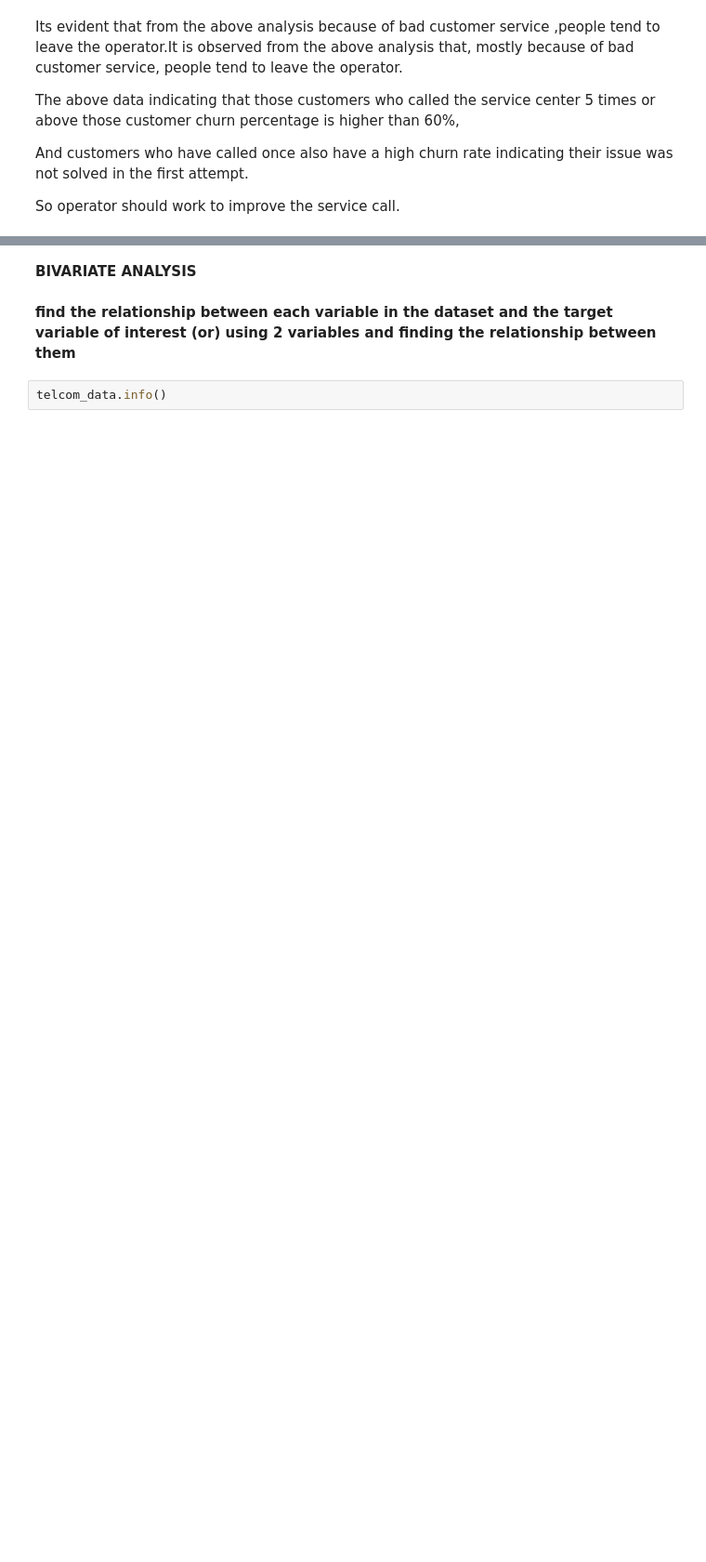
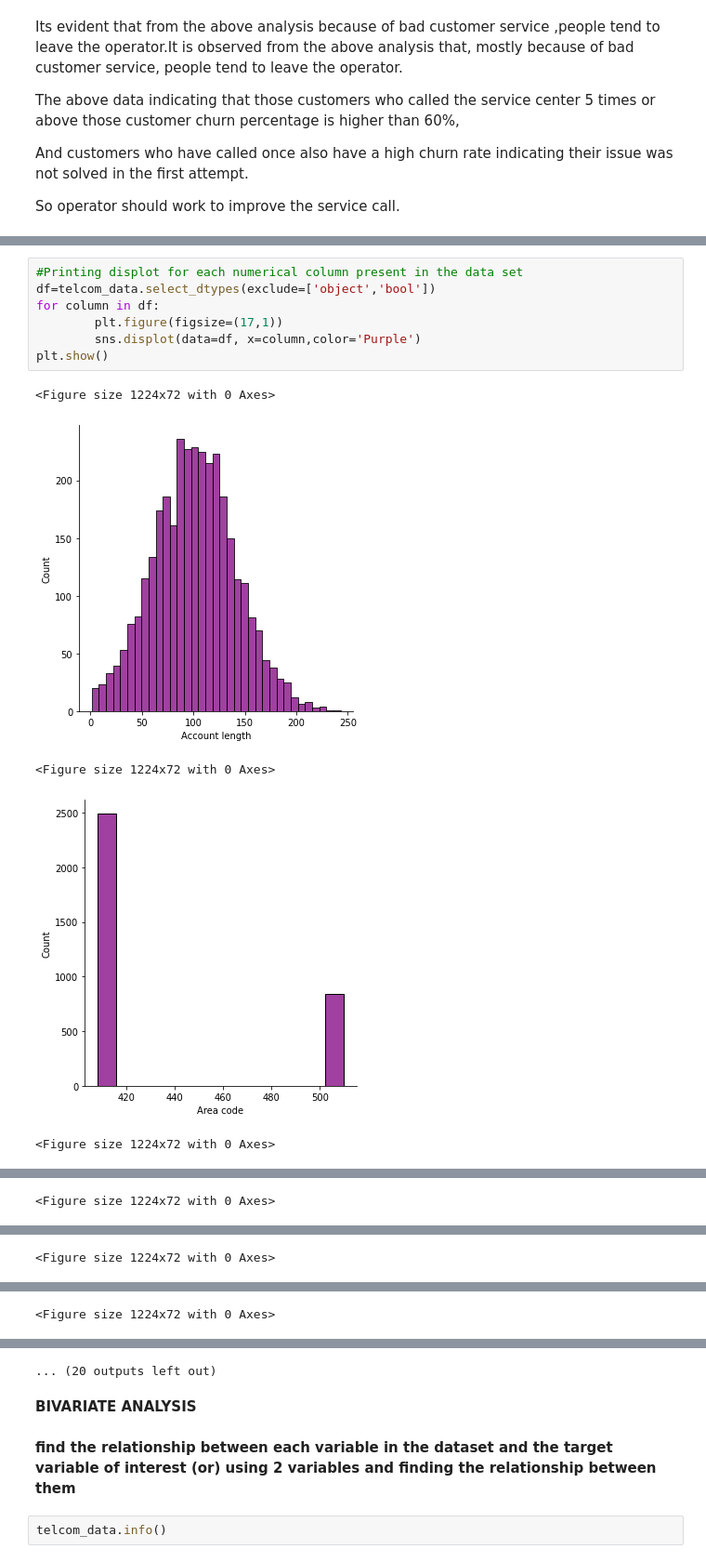
Before and after one commit to SampannaMishra/telecom-churn-analysis, a Jupyter notebook: Sampanna_Telecom_Churn_Analysis_Capstone_Project.ipynb, the cells around one changed output, grey strips where cells are left out. Shown at 93% size. Drawn from its saved outputs; the diff is of its cells as text; blank space fills up the shorter version.

```diff
--- a/Sampanna_Telecom_Churn_Analysis_Capstone_Project.ipynb
+++ b/Sampanna_Telecom_Churn_Analysis_Capstone_Project.ipynb
@@ -486,0 +503,13 @@ So operator should work to improve the service call.
+# %%
+#Printing displot for each numerical column present in the data set
+df=telcom_data.select_dtypes(exclude=['object','bool'])
+for column in df:
+        plt.figure(figsize=(17,1))
+        sns.displot(data=df, x=column,color='Purple')
+plt.show()
+# %% [output]
+<Figure size 1224x72 with 0 Axes>
+[figure, added]
+<Figure size 1224x72 with 0 Axes>
+[figure, added]
+<Figure size 1224x72 with 0 Axes>
@@ -486,0 +517 @@ So operator should work to improve the service call.
+<Figure size 1224x72 with 0 Axes>
@@ -486,0 +519 @@ So operator should work to improve the service call.
+<Figure size 1224x72 with 0 Axes>
@@ -486,0 +521 @@ So operator should work to improve the service call.
+<Figure size 1224x72 with 0 Axes>
@@ -487,3 +523,4 @@ So operator should work to improve the service call.
+... (20 outputs left out)
 # %% [markdown]
 **BIVARIATE ANALYSIS**
 # %% [markdown]
```
Also changed, not shown: parts of 7 cells of this notebook.
